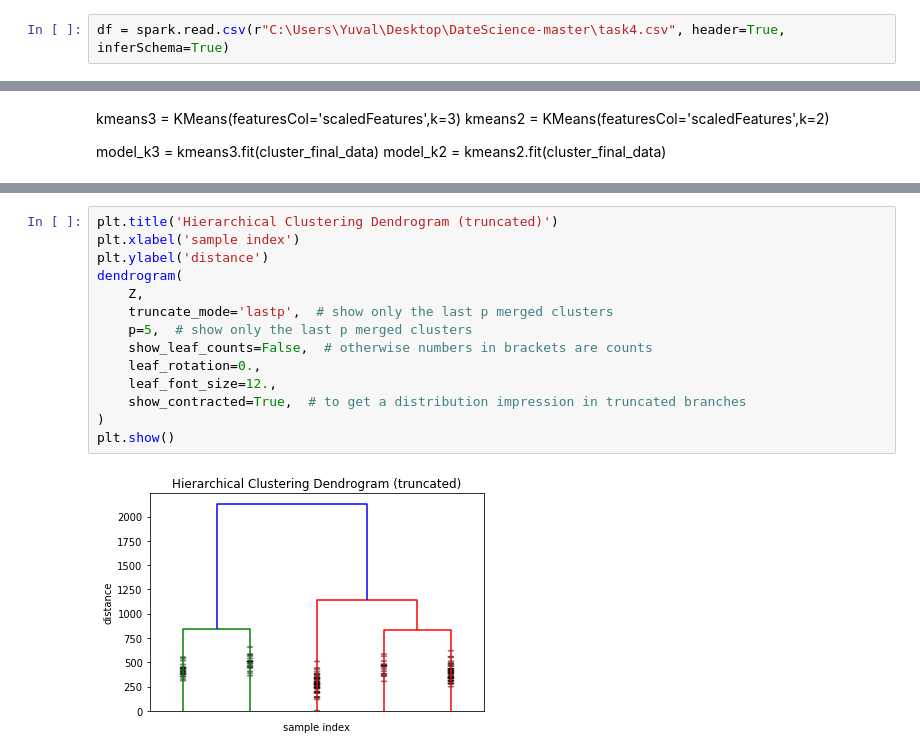
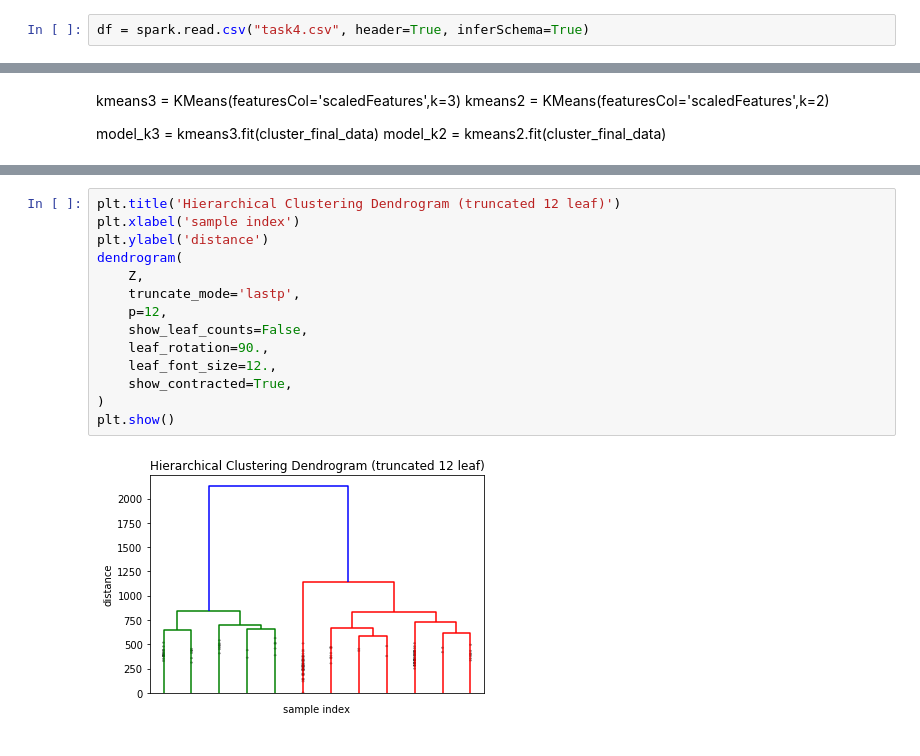
Before and after one commit to yifatBi/DateScience, a Jupyter notebook: Task4 kmeans.ipynb, the cells around one changed output, grey strips where cells are left out. Drawn from its saved outputs; the diff is of its cells as text.

Commit message:
task4 with kmeans

```diff
--- a/Task4 kmeans.ipynb
+++ b/Task4 kmeans.ipynb
@@ -2,7 +2,7 @@
 from pyspark.sql import SparkSession
 spark = SparkSession.builder.appName('Task4').getOrCreate()
 # %%
-df = spark.read.csv(r"C:\Users\Yuval\Desktop\DateScience-master\task4.csv", header=True, inferSchema=True)
+df = spark.read.csv("task4.csv", header=True, inferSchema=True)
 # %%
 df.head()
 # %% [output]
@@ -69,16 +85,16 @@ plt.show()
 # %%
-plt.title('Hierarchical Clustering Dendrogram (truncated)')
+plt.title('Hierarchical Clustering Dendrogram (truncated 12 leaf)')
 plt.xlabel('sample index')
 plt.ylabel('distance')
 dendrogram(
     Z,
-    truncate_mode='lastp',  # show only the last p merged clusters
-    p=5,  # show only the last p merged clusters
-    show_leaf_counts=False,  # otherwise numbers in brackets are counts
-    leaf_rotation=0.,
+    truncate_mode='lastp',
+    p=12,
+    show_leaf_counts=False,
+    leaf_rotation=90.,
     leaf_font_size=12.,
-    show_contracted=True,  # to get a distribution impression in truncated branches
+    show_contracted=True,
 )
 plt.show()
 # %% [output]
-[figure, old version]
+[figure, new version]
```
Also changed, not shown: parts of 4 cells of this notebook.
